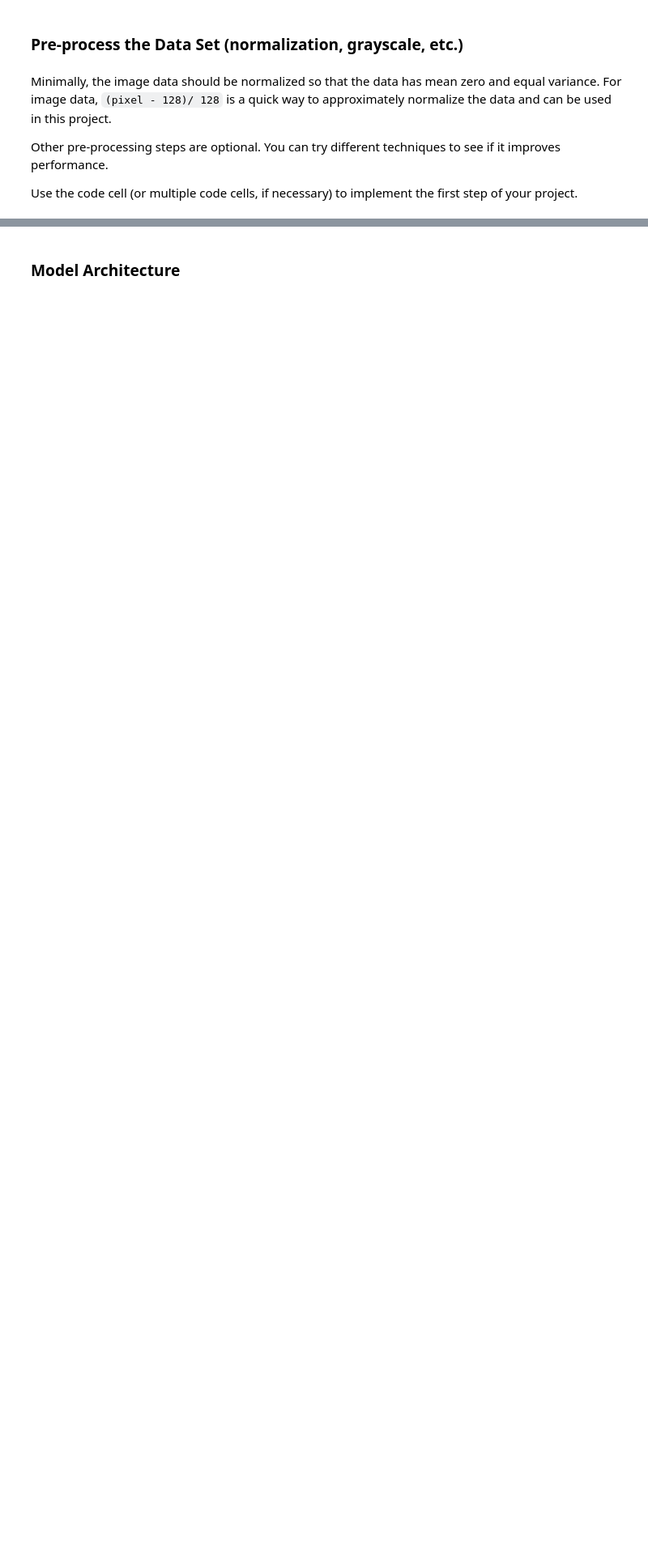
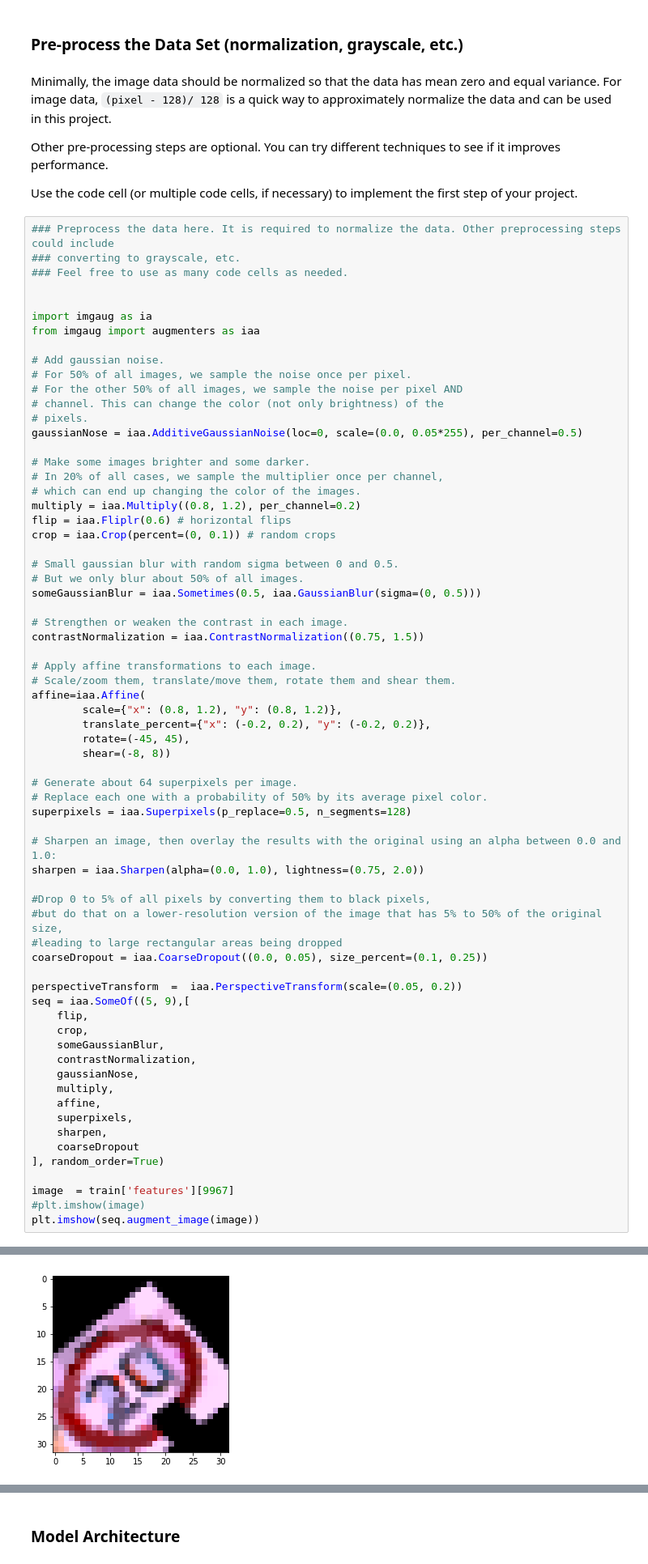
Before and after one commit to romkof/CarND-Traffic-Sign-Classifier-Project, a Jupyter notebook: Traffic_Sign_Classifier.ipynb, the cells around one changed output, grey strips where cells are left out. Shown at 81% size. Drawn from its saved outputs; the diff is of its cells as text; blank space fills up the shorter version.

```diff
--- a/Traffic_Sign_Classifier.ipynb
+++ b/Traffic_Sign_Classifier.ipynb
@@ -208,3 +208,71 @@ Minimally, the image data should be normalized so that the data has mean zero an
 Other pre-processing steps are optional. You can try different techniques to see if it improves performance.
 
 Use the code cell (or multiple code cells, if necessary) to implement the first step of your project.
+# %%
+### Preprocess the data here. It is required to normalize the data. Other preprocessing steps could include
+### converting to grayscale, etc.
+### Feel free to use as many code cells as needed.
+
+
+import imgaug as ia
+from imgaug import augmenters as iaa
+
+# Add gaussian noise.
+# For 50% of all images, we sample the noise once per pixel.
+# For the other 50% of all images, we sample the noise per pixel AND
+# channel. This can change the color (not only brightness) of the
+# pixels.
+gaussianNose = iaa.AdditiveGaussianNoise(loc=0, scale=(0.0, 0.05*255), per_channel=0.5)
+
+# Make some images brighter and some darker.
+# In 20% of all cases, we sample the multiplier once per channel,
+# which can end up changing the color of the images.
+multiply = iaa.Multiply((0.8, 1.2), per_channel=0.2)
+flip = iaa.Fliplr(0.6) # horizontal flips
+crop = iaa.Crop(percent=(0, 0.1)) # random crops
+
+# Small gaussian blur with random sigma between 0 and 0.5.
+# But we only blur about 50% of all images.
+someGaussianBlur = iaa.Sometimes(0.5, iaa.GaussianBlur(sigma=(0, 0.5)))
+
+# Strengthen or weaken the contrast in each image.
+contrastNormalization = iaa.ContrastNormalization((0.75, 1.5))
+
+# Apply affine transformations to each image.
+# Scale/zoom them, translate/move them, rotate them and shear them.
+affine=iaa.Affine(
+        scale={"x": (0.8, 1.2), "y": (0.8, 1.2)},
+        translate_percent={"x": (-0.2, 0.2), "y": (-0.2, 0.2)},
+        rotate=(-45, 45),
+        shear=(-8, 8))
+
+# Generate about 64 superpixels per image.
+# Replace each one with a probability of 50% by its average pixel color.
+superpixels = iaa.Superpixels(p_replace=0.5, n_segments=128)
+
+# Sharpen an image, then overlay the results with the original using an alpha between 0.0 and 1.0:
+sharpen = iaa.Sharpen(alpha=(0.0, 1.0), lightness=(0.75, 2.0))
+
+#Drop 0 to 5% of all pixels by converting them to black pixels,
+#but do that on a lower-resolution version of the image that has 5% to 50% of the original size,
+#leading to large rectangular areas being dropped
+coarseDropout = iaa.CoarseDropout((0.0, 0.05), size_percent=(0.1, 0.25))
+
+perspectiveTransform  =  iaa.PerspectiveTransform(scale=(0.05, 0.2))
+seq = iaa.SomeOf((5, 9),[
+    flip,
+    crop,
+    someGaussianBlur,
+    contrastNormalization,
+    gaussianNose,
+    multiply,
+    affine,
+    superpixels,
+    sharpen,
+    coarseDropout
+], random_order=True)
+
+image  = train['features'][9967]
+#plt.imshow(image)
+plt.imshow(seq.augment_image(image))
+# %% [output]
@@ -210,0 +280 @@ Use the code cell (or multiple code cells, if necessary) to implement the first
+[figure, added]
```
Also changed, not shown: parts of 12 cells of this notebook, 5 other files.
